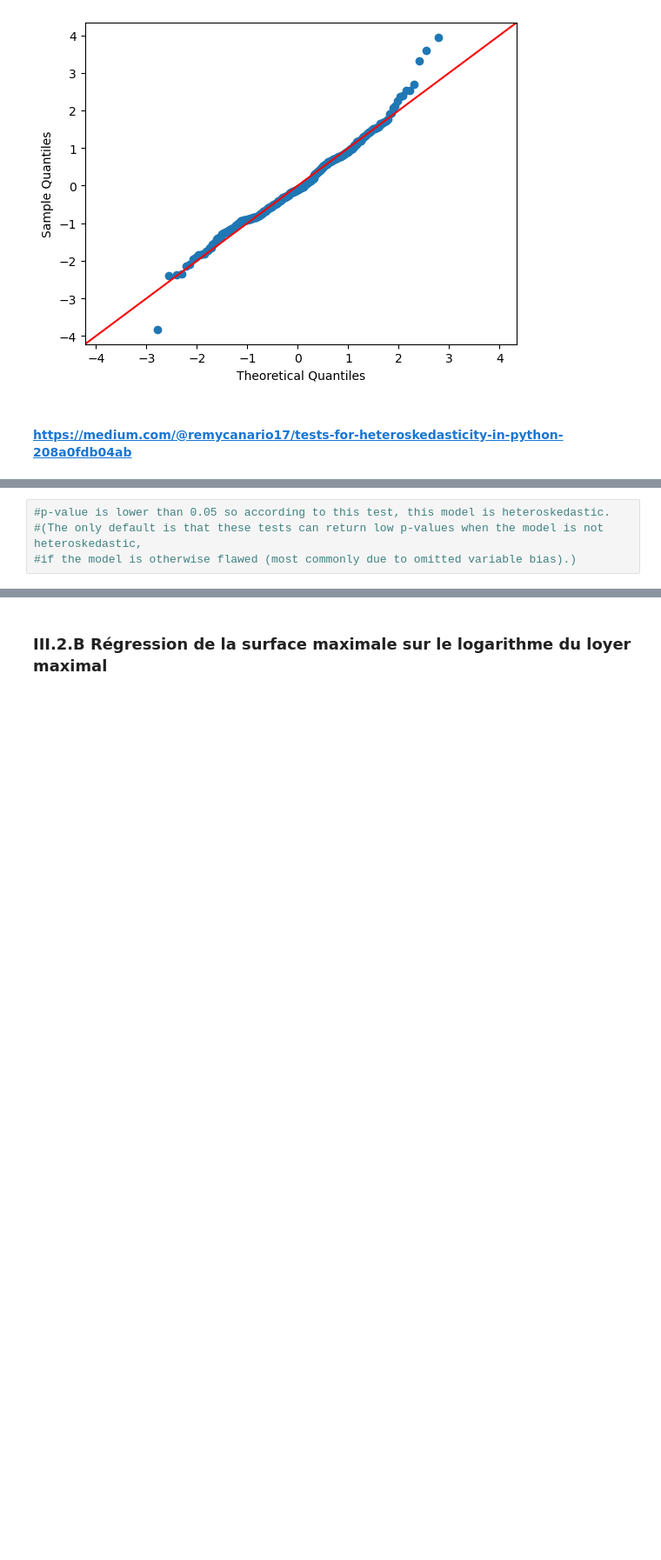
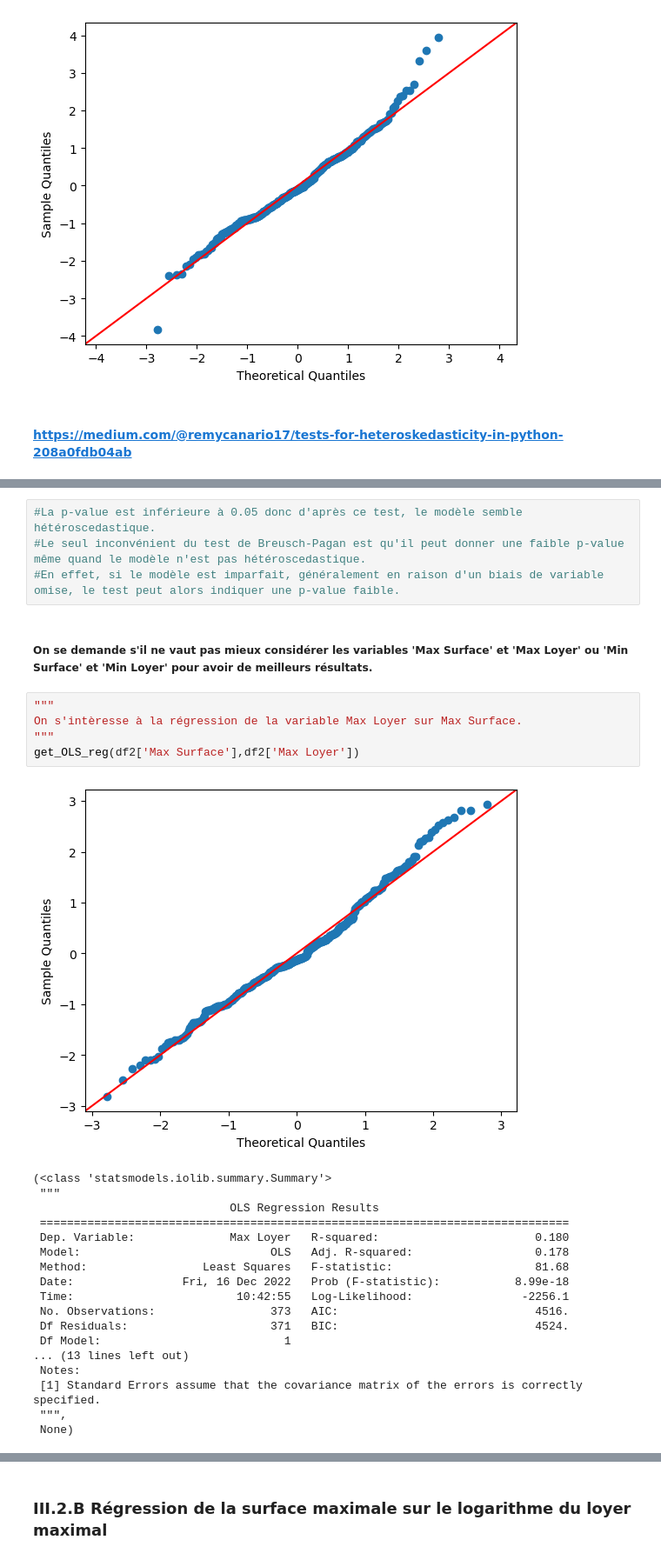
Before and after one commit to Simgnt/La-loi-du-Crous, a Jupyter notebook: Regressions.ipynb, the cells around one changed output, grey strips where cells are left out. Shown at 87% size. Cells and saved outputs as stored; diff of their text form; blank space fills up the shorter version.

```diff
--- a/Regressions.ipynb
+++ b/Regressions.ipynb
@@ -542,4 +556,30 @@ breusch_pagan_results= {'LM Statistic': 16.327036010023363, 'LM-Test p-value': 5
 # %%
-#p-value is lower than 0.05 so according to this test, this model is heteroskedastic.
-#(The only default is that these tests can return low p-values when the model is not heteroskedastic,
-#if the model is otherwise flawed (most commonly due to omitted variable bias).)
+#La p-value est inférieure à 0.05 donc d'après ce test, le modèle semble hétéroscedastique.
+#Le seul inconvénient du test de Breusch-Pagan est qu'il peut donner une faible p-value même quand le modèle n'est pas hétéroscedastique.
+#En effet, si le modèle est imparfait, généralement en raison d'un biais de variable omise, le test peut alors indiquer une p-value faible.
+# %% [markdown]
+##### On se demande s'il ne vaut pas mieux considérer les variables 'Max Surface' et 'Max Loyer' ou 'Min Surface' et 'Min Loyer' pour avoir de meilleurs résultats.
+# %%
+"""
+On s'intèresse à la régression de la variable Max Loyer sur Max Surface.
+"""
+get_OLS_reg(df2['Max Surface'],df2['Max Loyer'])
+# %% [output]
+[figure, added]
+(<class 'statsmodels.iolib.summary.Summary'>
+ """
+                             OLS Regression Results
+ ==============================================================================
+ Dep. Variable:              Max Loyer   R-squared:                       0.180
+ Model:                            OLS   Adj. R-squared:                  0.178
+ Method:                 Least Squares   F-statistic:                     81.68
+ Date:                Fri, 16 Dec 2022   Prob (F-statistic):           8.99e-18
+ Time:                        10:42:55   Log-Likelihood:                -2256.1
+ No. Observations:                 373   AIC:                             4516.
+ Df Residuals:                     371   BIC:                             4524.
+ Df Model:                           1
+... (13 lines left out)
+ Notes:
+ [1] Standard Errors assume that the covariance matrix of the errors is correctly specified.
+ """,
+ None)
```
Also changed, not shown: parts of 47 cells of this notebook.
